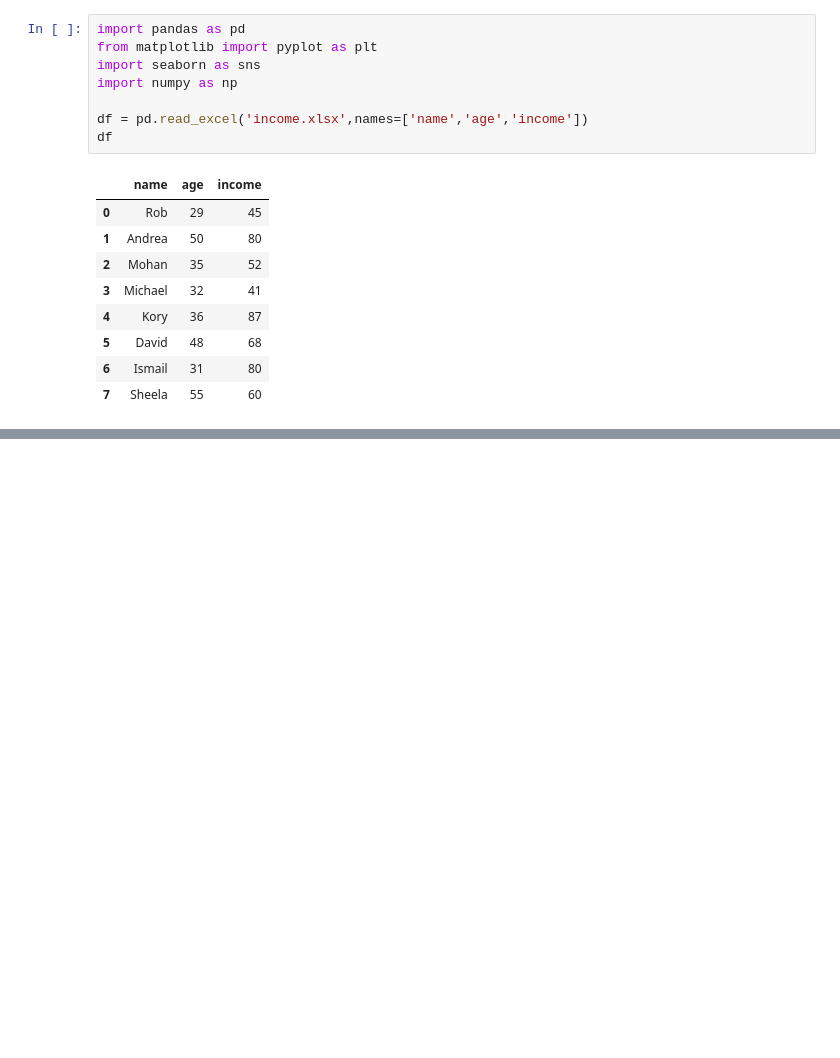
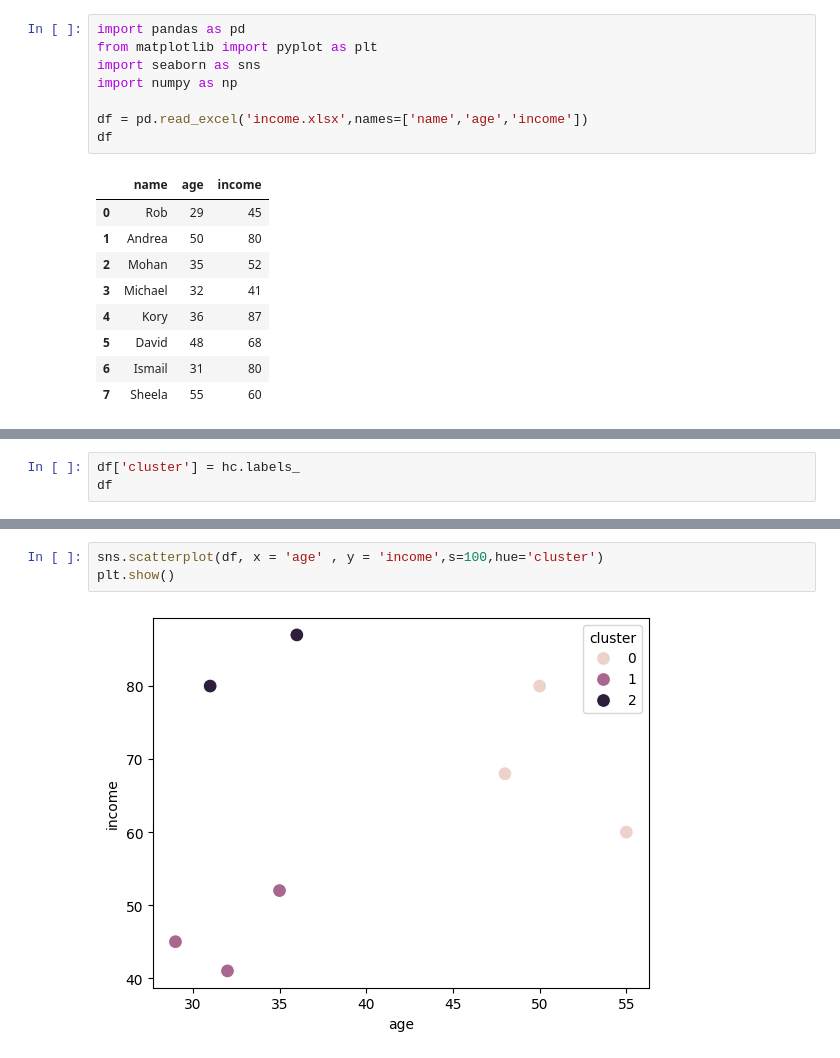
Before and after one commit to RawatXd/DS-Practice, a Jupyter notebook: Machine Learning/UnSupervised Learning/Heirarchial Clustering-Customer-Segmentation/main.ipynb, the cells around one changed output, grey strips where cells are left out. Drawn from its saved outputs; the diff is of its cells as text; blank space fills up the shorter version.

```diff
--- a/Machine Learning/UnSupervised Learning/Heirarchial Clustering-Customer-Segmentation/main.ipynb
+++ b/Machine Learning/UnSupervised Learning/Heirarchial Clustering-Customer-Segmentation/main.ipynb
@@ -18,0 +32,3 @@ df
+# %%
+df['cluster'] = hc.labels_
+df
@@ -18,0 +45,5 @@ df
+# %%
+sns.scatterplot(df, x = 'age' , y = 'income',s=100,hue='cluster')
+plt.show()
+# %% [output]
+[figure, added]
```
Also changed, not shown: parts of 4 cells of this notebook.
